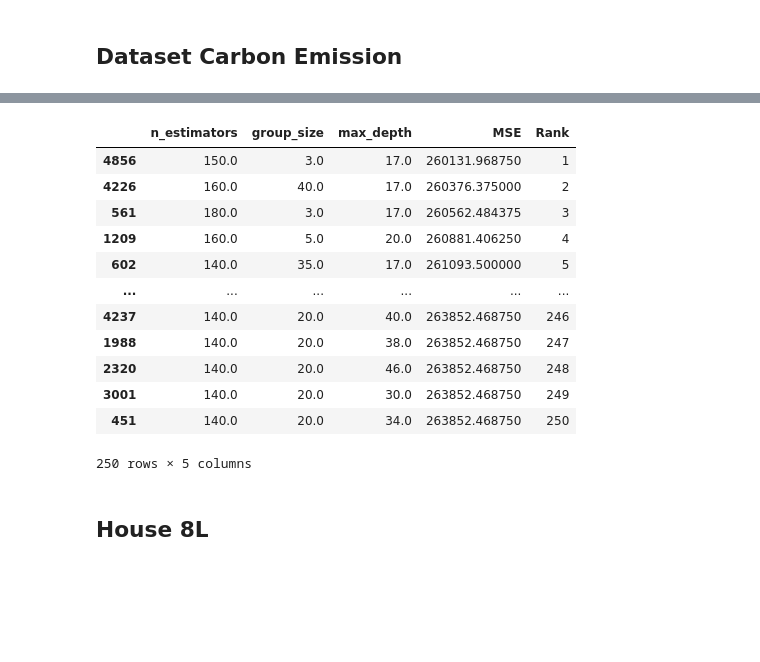
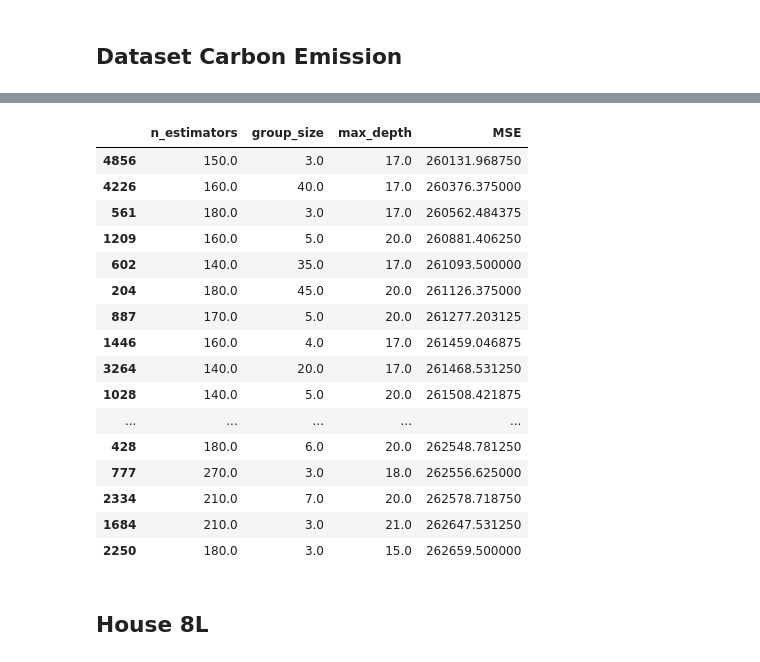
Before and after one commit to fedeegiorgi/proyecto-final, a Jupyter notebook: src/results_analysis/IQR.ipynb, the cells around one changed output, grey strips where cells are left out. Cells and saved outputs as stored; diff of their text form; code cells hidden in the pictures; blank space fills up the shorter version.

```diff
--- a/src/results_analysis/IQR.ipynb
+++ b/src/results_analysis/IQR.ipynb
@@ -83,23 +53,27 @@ df_carbon
 # %%
 sorted_df_carbon = df_carbon.sort_values(by='MSE', ascending=True)
-sorted_df_carbon['Rank'] = range(1, len(sorted_df_carbon) + 1)
+# sorted_df_carbon['Rank'] = range(1, len(sorted_df_carbon) + 1)
 
-top_500_carbon = sorted_df_carbon[:250]
-top_500_carbon
+top_50_carbon = sorted_df_carbon[:50]
+top_50_carbon
 # %% [output]
-|  | n_estimators | group_size | max_depth | MSE | Rank |
-| 4856 | 150.0 | 3.0 | 17.0 | 260131.968750 | 1 |
-| 4226 | 160.0 | 40.0 | 17.0 | 260376.375000 | 2 |
-| 561 | 180.0 | 3.0 | 17.0 | 260562.484375 | 3 |
-| 1209 | 160.0 | 5.0 | 20.0 | 260881.406250 | 4 |
-| 602 | 140.0 | 35.0 | 17.0 | 261093.500000 | 5 |
-| ... | ... | ... | ... | ... | ... |
-| 4237 | 140.0 | 20.0 | 40.0 | 263852.468750 | 246 |
-| 1988 | 140.0 | 20.0 | 38.0 | 263852.468750 | 247 |
-| 2320 | 140.0 | 20.0 | 46.0 | 263852.468750 | 248 |
-| 3001 | 140.0 | 20.0 | 30.0 | 263852.468750 | 249 |
-| 451 | 140.0 | 20.0 | 34.0 | 263852.468750 | 250 |
+|  | n_estimators | group_size | max_depth | MSE |
+| 4856 | 150.0 | 3.0 | 17.0 | 260131.968750 |
+| 4226 | 160.0 | 40.0 | 17.0 | 260376.375000 |
+| 561 | 180.0 | 3.0 | 17.0 | 260562.484375 |
+| 1209 | 160.0 | 5.0 | 20.0 | 260881.406250 |
+| 602 | 140.0 | 35.0 | 17.0 | 261093.500000 |
+| 204 | 180.0 | 45.0 | 20.0 | 261126.375000 |
+| 887 | 170.0 | 5.0 | 20.0 | 261277.203125 |
+| 1446 | 160.0 | 4.0 | 17.0 | 261459.046875 |
+| 3264 | 140.0 | 20.0 | 17.0 | 261468.531250 |
+| 1028 | 140.0 | 5.0 | 20.0 | 261508.421875 |
+| ... | ... | ... | ... | ... |
+| 428 | 180.0 | 6.0 | 20.0 | 262548.781250 |
+| 777 | 270.0 | 3.0 | 18.0 | 262556.625000 |
+| 2334 | 210.0 | 7.0 | 20.0 | 262578.718750 |
+| 1684 | 210.0 | 3.0 | 21.0 | 262647.531250 |
+| 2250 | 180.0 | 3.0 | 15.0 | 262659.500000 |
-250 rows × 5 columns
 # %% [markdown]
 ## House 8L
 # %%
```
Also changed, not shown: parts of 7 cells of this notebook, 5 other files.
